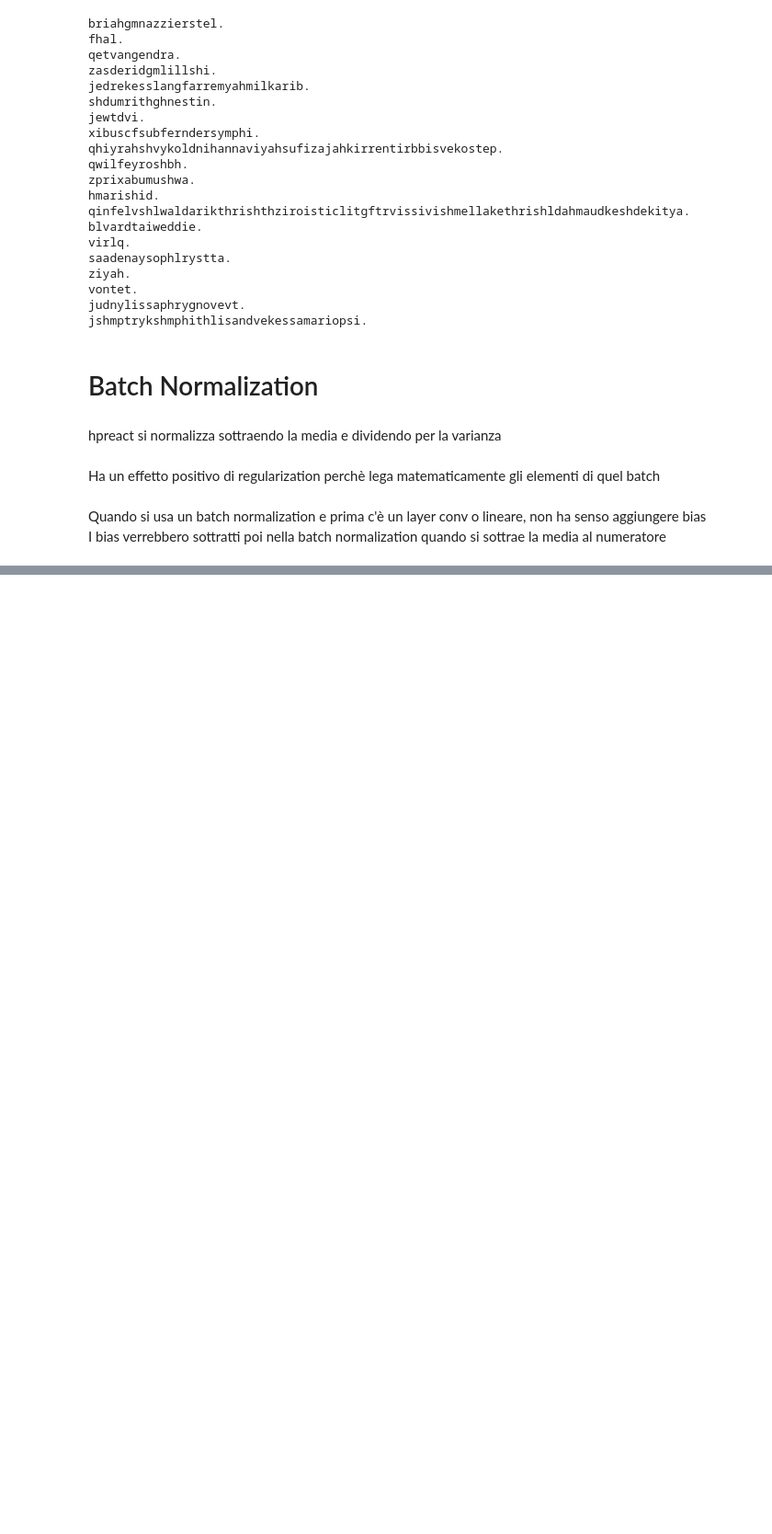
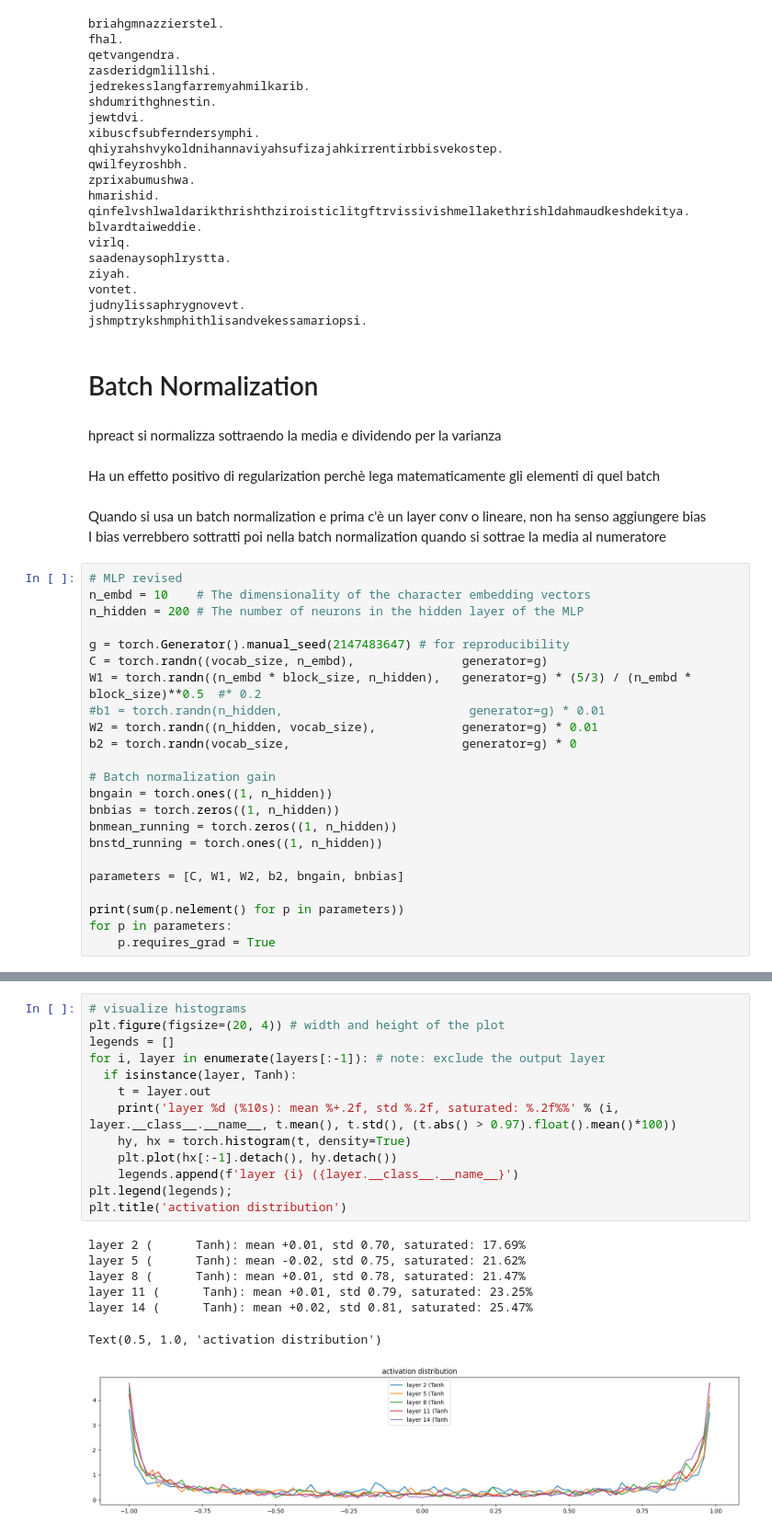
Before and after one commit to andreapanico10/Andrej_Karpathy, a Jupyter notebook: Lesson_4.ipynb, the cells around one changed output, grey strips where cells are left out. Shown at 92% size. Cells and saved outputs as stored; diff of their text form; blank space fills up the shorter version.

```diff
--- a/Lesson_4.ipynb
+++ b/Lesson_4.ipynb
@@ -302,3 +302,26 @@ Ha un effetto positivo di regularization perchè lega matematicamente gli elemen
 # %% [markdown]
 Quando si usa un batch normalization e prima c'è un layer conv o lineare, non ha senso aggiungere bias<br>
 I bias verrebbero sottratti poi nella batch normalization quando si sottrae la media al numeratore
+# %%
+# MLP revised
+n_embd = 10    # The dimensionality of the character embedding vectors
+n_hidden = 200 # The number of neurons in the hidden layer of the MLP
+
+g = torch.Generator().manual_seed(2147483647) # for reproducibility
+C = torch.randn((vocab_size, n_embd),               generator=g)
+W1 = torch.randn((n_embd * block_size, n_hidden),   generator=g) * (5/3) / (n_embd * block_size)**0.5  #* 0.2
+#b1 = torch.randn(n_hidden,                          generator=g) * 0.01
+W2 = torch.randn((n_hidden, vocab_size),            generator=g) * 0.01
+b2 = torch.randn(vocab_size,                        generator=g) * 0
+
+# Batch normalization gain
+bngain = torch.ones((1, n_hidden))
+bnbias = torch.zeros((1, n_hidden))
+bnmean_running = torch.zeros((1, n_hidden))
+bnstd_running = torch.ones((1, n_hidden))
+
+parameters = [C, W1, W2, b2, bngain, bnbias]
+
+print(sum(p.nelement() for p in parameters))
+for p in parameters:
+    p.requires_grad = True
@@ -304,0 +552,21 @@ I bias verrebbero sottratti poi nella batch normalization quando si sottrae la m
+# %%
+# visualize histograms
+plt.figure(figsize=(20, 4)) # width and height of the plot
+legends = []
+for i, layer in enumerate(layers[:-1]): # note: exclude the output layer
+  if isinstance(layer, Tanh):
+    t = layer.out
+    print('layer %d (%10s): mean %+.2f, std %.2f, saturated: %.2f%%' % (i, layer.__class__.__name__, t.mean(), t.std(), (t.abs() > 0.97).float().mean()*100))
+    hy, hx = torch.histogram(t, density=True)
+    plt.plot(hx[:-1].detach(), hy.detach())
+    legends.append(f'layer {i} ({layer.__class__.__name__}')
+plt.legend(legends);
+plt.title('activation distribution')
+# %% [output]
+layer 2 (      Tanh): mean +0.01, std 0.70, saturated: 17.69%
+layer 5 (      Tanh): mean -0.02, std 0.75, saturated: 21.62%
+layer 8 (      Tanh): mean +0.01, std 0.78, saturated: 21.47%
+layer 11 (      Tanh): mean +0.01, std 0.79, saturated: 23.25%
+layer 14 (      Tanh): mean +0.02, std 0.81, saturated: 25.47%
+Text(0.5, 1.0, 'activation distribution')
+[figure, added]
```
Also changed, not shown: parts of 11 cells of this notebook.
